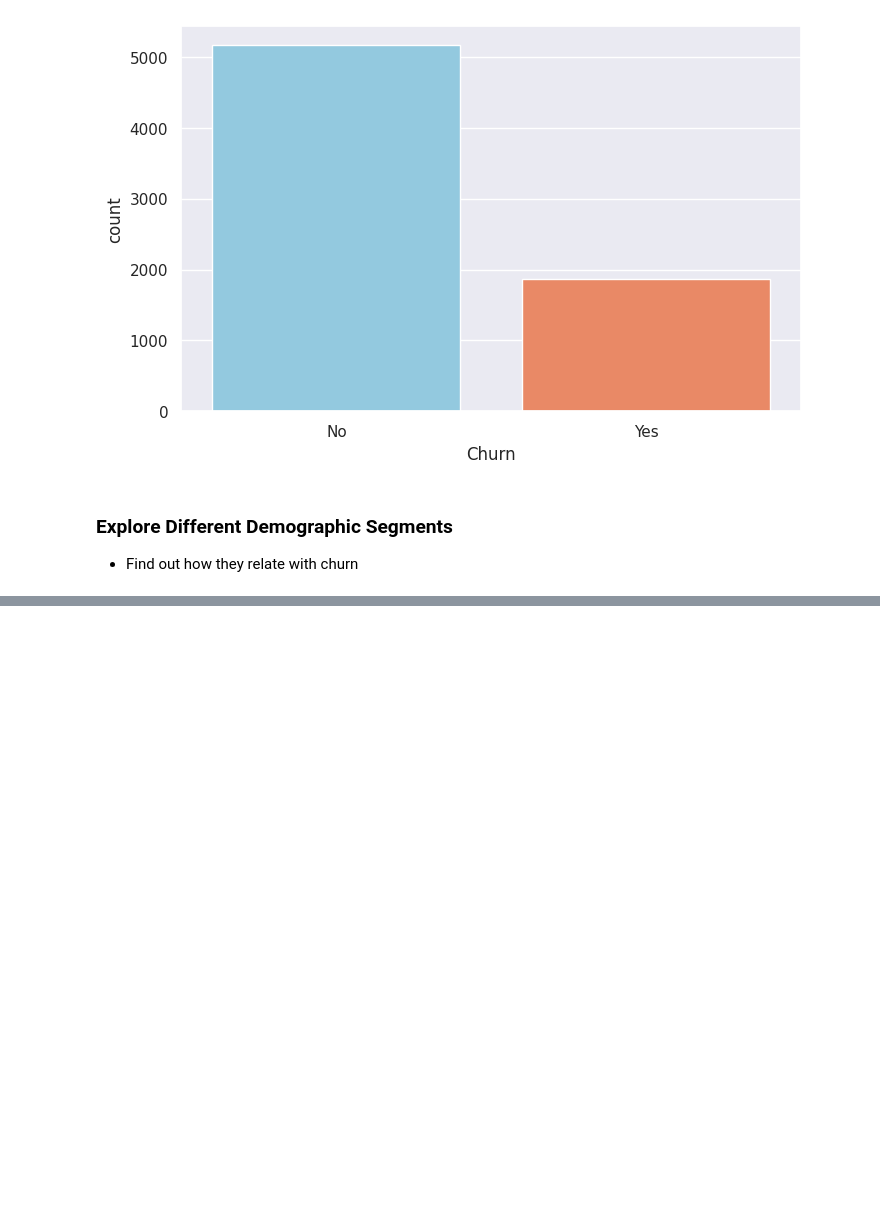
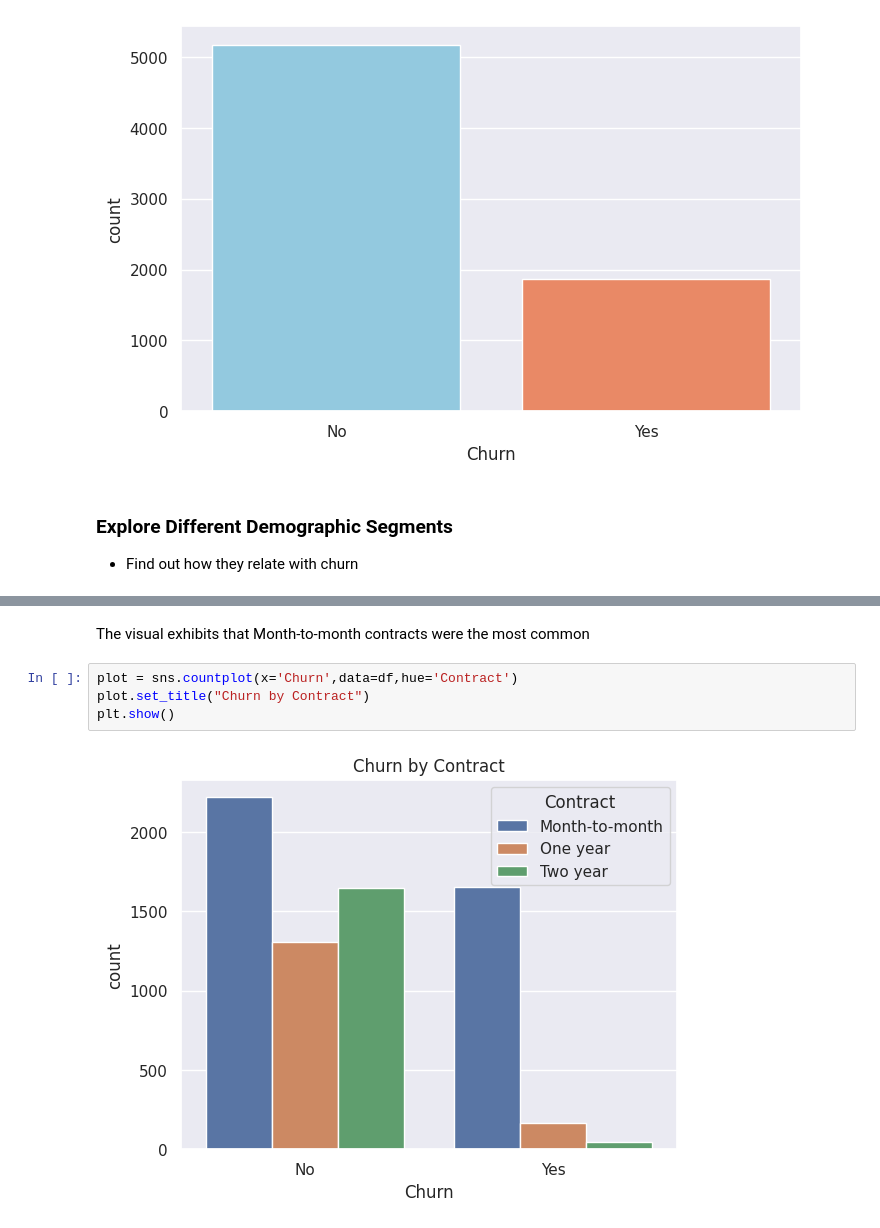
Before and after one commit to naphtron/Phase-3-Project, a Jupyter notebook: customer_churn.ipynb, the cells around one changed output, grey strips where cells are left out. Drawn from its saved outputs; the diff is of its cells as text; blank space fills up the shorter version.

```diff
--- a/customer_churn.ipynb
+++ b/customer_churn.ipynb
@@ -387,0 +466,8 @@ Name: SeniorCitizen, dtype: int64
+# %% [markdown]
+The visual exhibits that Month-to-month contracts were the most common
+# %%
+plot = sns.countplot(x='Churn',data=df,hue='Contract')
+plot.set_title("Churn by Contract")
+plt.show()
+# %% [output]
+[figure, added]
```
Also changed, not shown: parts of 36 cells of this notebook.
